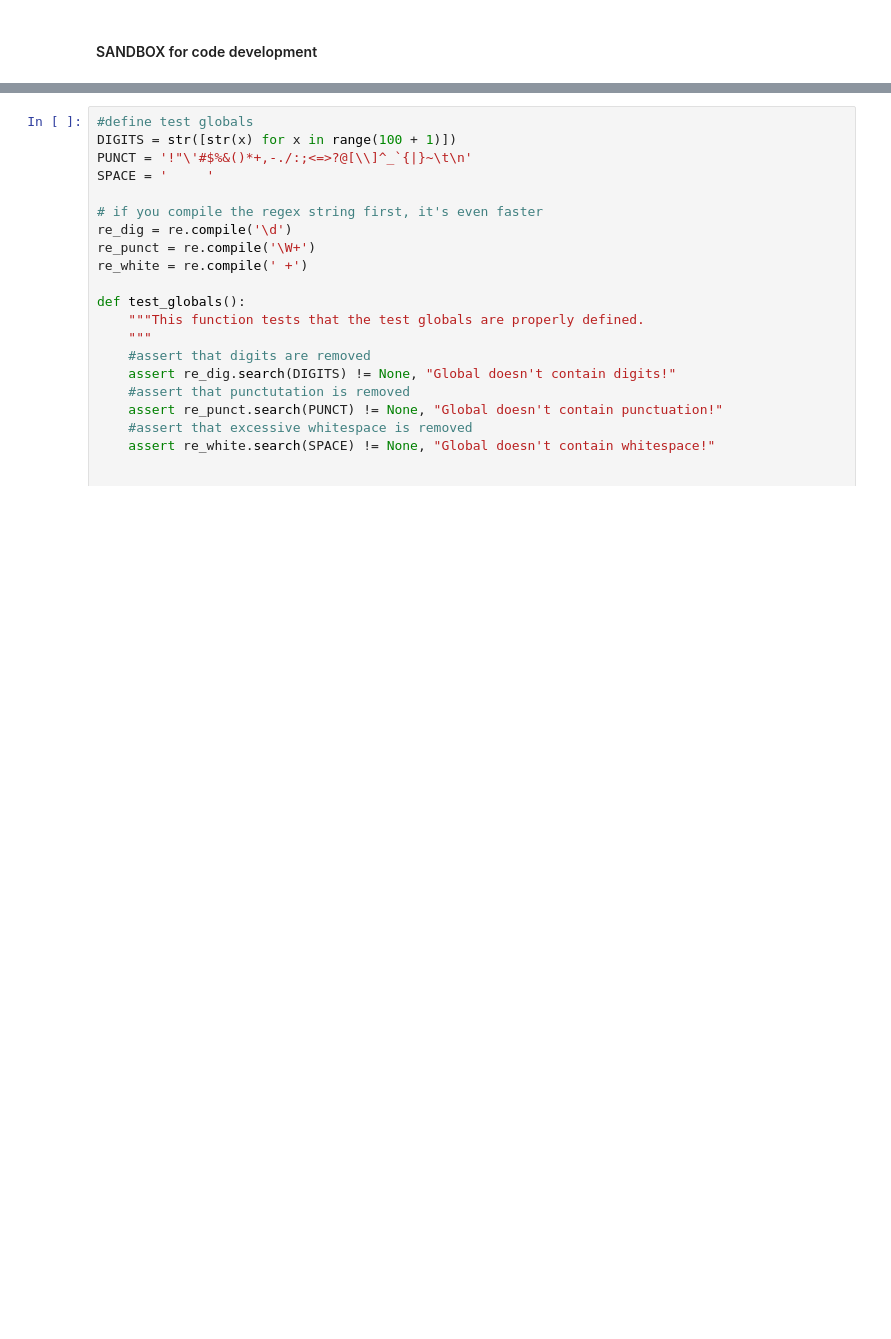
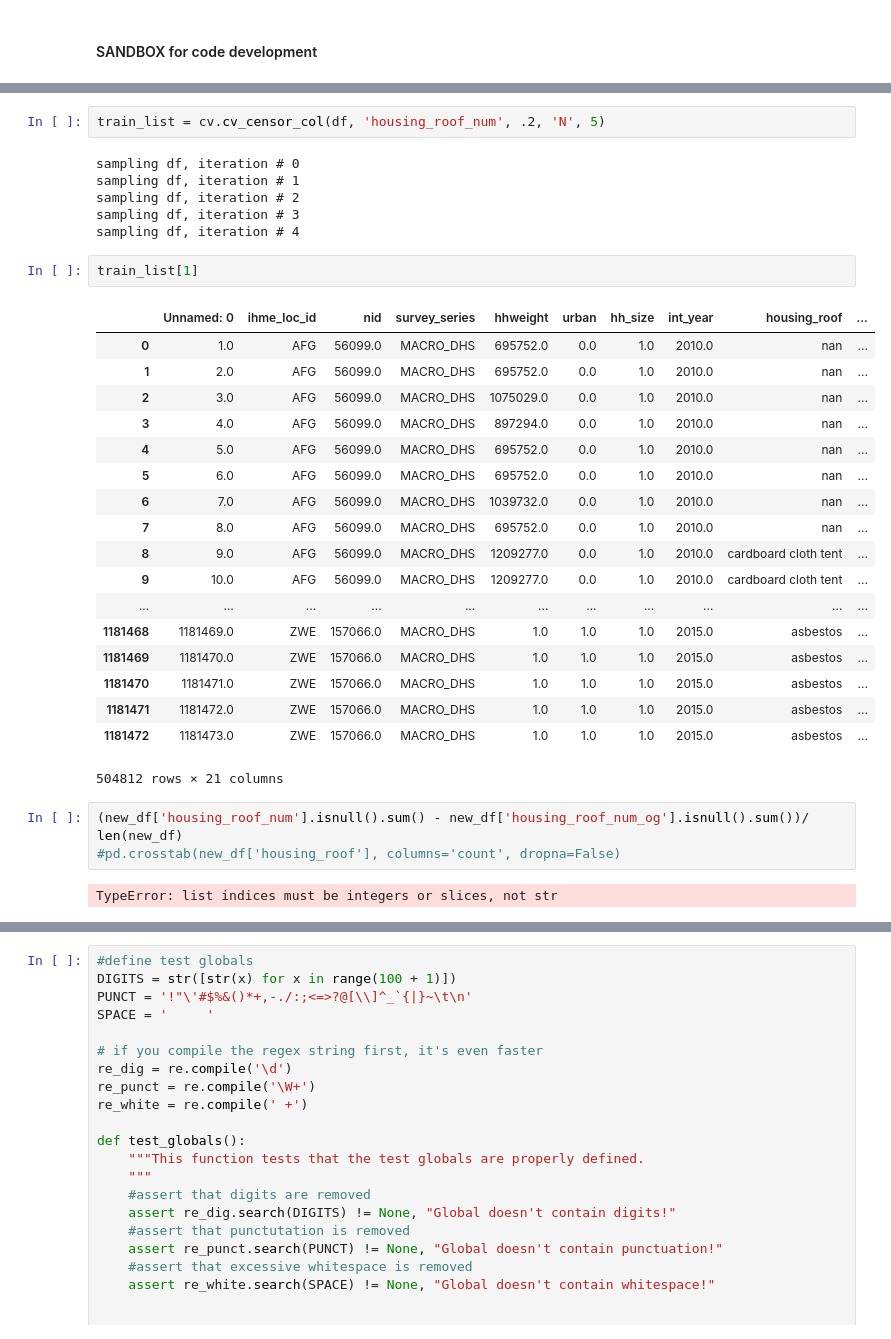
Before and after one commit to rfcai/hpc-housing-quality, a Jupyter notebook: hp_classify/sandbox.ipynb, the cells around one changed output, grey strips where cells are left out. Saved outputs shown, nothing was run; the diff lists cells and outputs as text; blank space fills up the shorter version.

```diff
--- a/hp_classify/sandbox.ipynb
+++ b/hp_classify/sandbox.ipynb
@@ -18,0 +22,34 @@ data clean!
+# %%
+train_list = cv.cv_censor_col(df, 'housing_roof_num', .2, 'N', 5)
+# %% [output]
+sampling df, iteration # 0
+sampling df, iteration # 1
+sampling df, iteration # 2
+sampling df, iteration # 3
+sampling df, iteration # 4
+# %%
+train_list[1]
+# %% [output]
+|  | Unnamed: 0 | ihme_loc_id | nid | survey_series | hhweight | urban | hh_size | int_year | housing_roof | ... |
+| 0 | 1.0 | AFG | 56099.0 | MACRO_DHS | 695752.0 | 0.0 | 1.0 | 2010.0 | nan | ... |
+| 1 | 2.0 | AFG | 56099.0 | MACRO_DHS | 695752.0 | 0.0 | 1.0 | 2010.0 | nan | ... |
+| 2 | 3.0 | AFG | 56099.0 | MACRO_DHS | 1075029.0 | 0.0 | 1.0 | 2010.0 | nan | ... |
+| 3 | 4.0 | AFG | 56099.0 | MACRO_DHS | 897294.0 | 0.0 | 1.0 | 2010.0 | nan | ... |
+| 4 | 5.0 | AFG | 56099.0 | MACRO_DHS | 695752.0 | 0.0 | 1.0 | 2010.0 | nan | ... |
+| 5 | 6.0 | AFG | 56099.0 | MACRO_DHS | 695752.0 | 0.0 | 1.0 | 2010.0 | nan | ... |
+| 6 | 7.0 | AFG | 56099.0 | MACRO_DHS | 1039732.0 | 0.0 | 1.0 | 2010.0 | nan | ... |
+| 7 | 8.0 | AFG | 56099.0 | MACRO_DHS | 695752.0 | 0.0 | 1.0 | 2010.0 | nan | ... |
+| 8 | 9.0 | AFG | 56099.0 | MACRO_DHS | 1209277.0 | 0.0 | 1.0 | 2010.0 | cardboard cloth tent | ... |
+| 9 | 10.0 | AFG | 56099.0 | MACRO_DHS | 1209277.0 | 0.0 | 1.0 | 2010.0 | cardboard cloth tent | ... |
+| ... | ... | ... | ... | ... | ... | ... | ... | ... | ... | ... |
+| 1181468 | 1181469.0 | ZWE | 157066.0 | MACRO_DHS | 1.0 | 1.0 | 1.0 | 2015.0 | asbestos | ... |
+| 1181469 | 1181470.0 | ZWE | 157066.0 | MACRO_DHS | 1.0 | 1.0 | 1.0 | 2015.0 | asbestos | ... |
+| 1181470 | 1181471.0 | ZWE | 157066.0 | MACRO_DHS | 1.0 | 1.0 | 1.0 | 2015.0 | asbestos | ... |
+| 1181471 | 1181472.0 | ZWE | 157066.0 | MACRO_DHS | 1.0 | 1.0 | 1.0 | 2015.0 | asbestos | ... |
+| 1181472 | 1181473.0 | ZWE | 157066.0 | MACRO_DHS | 1.0 | 1.0 | 1.0 | 2015.0 | asbestos | ... |
+504812 rows × 21 columns
+# %%
+(new_df['housing_roof_num'].isnull().sum() - new_df['housing_roof_num_og'].isnull().sum())/ len(new_df)
+#pd.crosstab(new_df['housing_roof'], columns='count', dropna=False)
+# %% [output]
+TypeError: list indices must be integers or slices, not str
```
Also changed, not shown: parts of 8 cells of this notebook, 1 other file.
